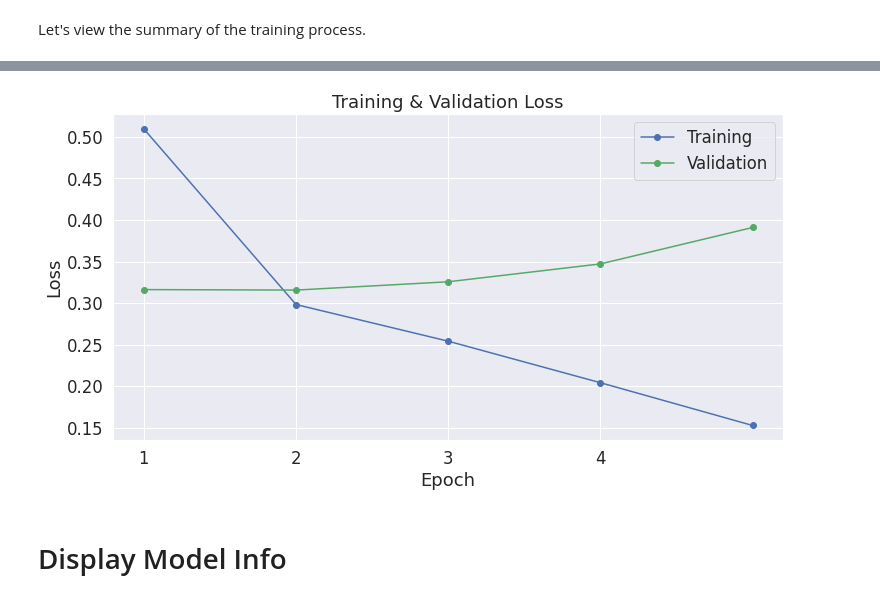
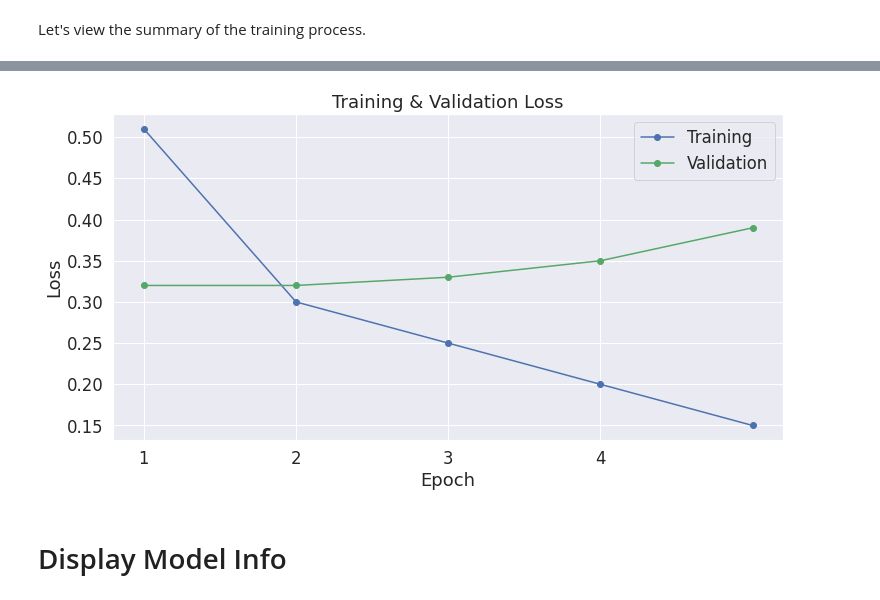
Before and after one commit to jenajjedu/NLP_Named_Entities, a Jupyter notebook: PA7_3_GPT_2_JJJ.ipynb, the cells around one changed output, grey strips where cells are left out. Cells and saved outputs as stored; diff of their text form; code cells hidden in the pictures.

Commit message:
completed GPT2-Training on P and P + my own data
Essentially this 1/2 of homework 8

```diff
--- a/PA7_3_GPT_2_JJJ.ipynb
+++ b/PA7_3_GPT_2_JJJ.ipynb
@@ -766,2 +1282,22 @@ Setting `pad_token_id` to `eos_token_id`:50256 for open-end generation.
 # %% [markdown]
 Let's view the summary of the training process.
+# %%
+# Use plot styling from seaborn.
+sns.set(style='darkgrid')
+
+# Increase the plot size and font size.
+sns.set(font_scale=1.5)
+plt.rcParams["figure.figsize"] = (12,6)
+
+# Plot the learning curve.
+plt.plot(df_stats['Training Loss'], 'b-o', label="Training")
+plt.plot(df_stats['Valid. Loss'], 'g-o', label="Validation")
+
+# Label the plot.
+plt.title("Training & Validation Loss")
+plt.xlabel("Epoch")
+plt.ylabel("Loss")
+plt.legend()
+plt.xticks([1, 2, 3, 4])
+
+plt.show()
@@ -835,0 +1356,10 @@ plt.show()
+# %%
+df_stats2 = pd.DataFrame([[1,	0.51,	0.32,	'0:08:38', '0:00:19'],
+      [2,	0.30,	0.32,	'0:08:32', '0:00:19'],
+      [3,	0.25,	0.33,	'0:08:32', '0:00:19'],
+      [4,	0.20,	0.35,	'0:08:26', '0:00:19'],
+      [5,	0.15,	0.39,	'0:08:28',' 0:00:19']] ,
+      columns=['epoch','Training Loss', 'Valid. Loss', 'Training Time', 'Validation Time'])
+
+df_stats2 = df_stats2.set_index('epoch')
+df_stats2
@@ -836,25 +1374,25 @@ plt.show()
 # %%
 # Use plot styling from seaborn.
 sns.set(style='darkgrid')
 
 # Increase the plot size and font size.
 sns.set(font_scale=1.5)
 plt.rcParams["figure.figsize"] = (12,6)
 
 # Plot the learning curve.
-plt.plot(df_stats['Training Loss'], 'b-o', label="Training")
-plt.plot(df_stats['Valid. Loss'], 'g-o', label="Validation")
+plt.plot(df_stats2['Training Loss'], 'b-o', label="Training")
+plt.plot(df_stats2['Valid. Loss'], 'g-o', label="Validation")
 
 # Label the plot.
 plt.title("Training & Validation Loss")
 plt.xlabel("Epoch")
 plt.ylabel("Loss")
 plt.legend()
 plt.xticks([1, 2, 3, 4])
 
 plt.show()
 # %% [output]
-[figure, old version]
+[figure, new version]
 # %% [markdown]
 # Display Model Info
 # %%
```
Also changed, not shown: parts of 85 cells of this notebook.
